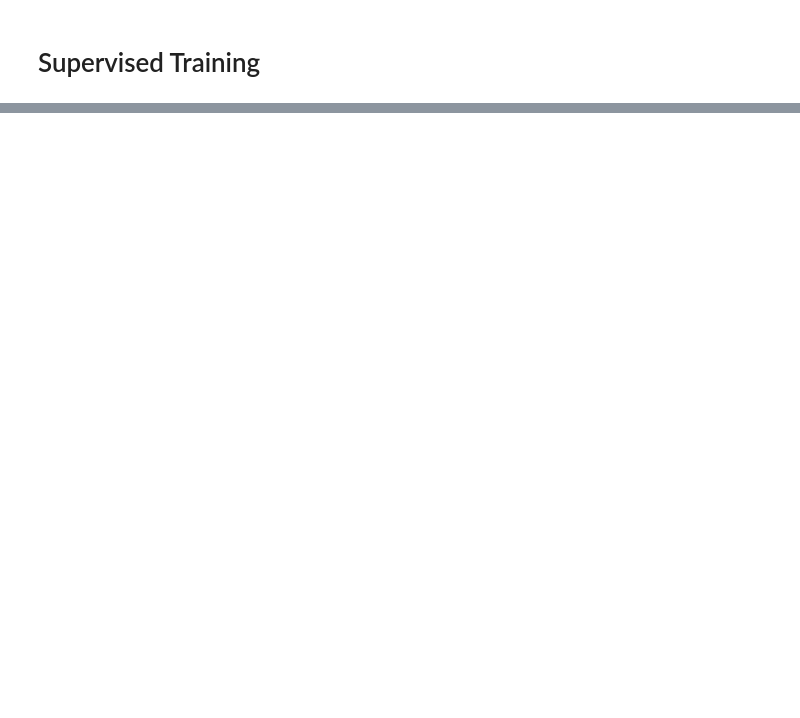
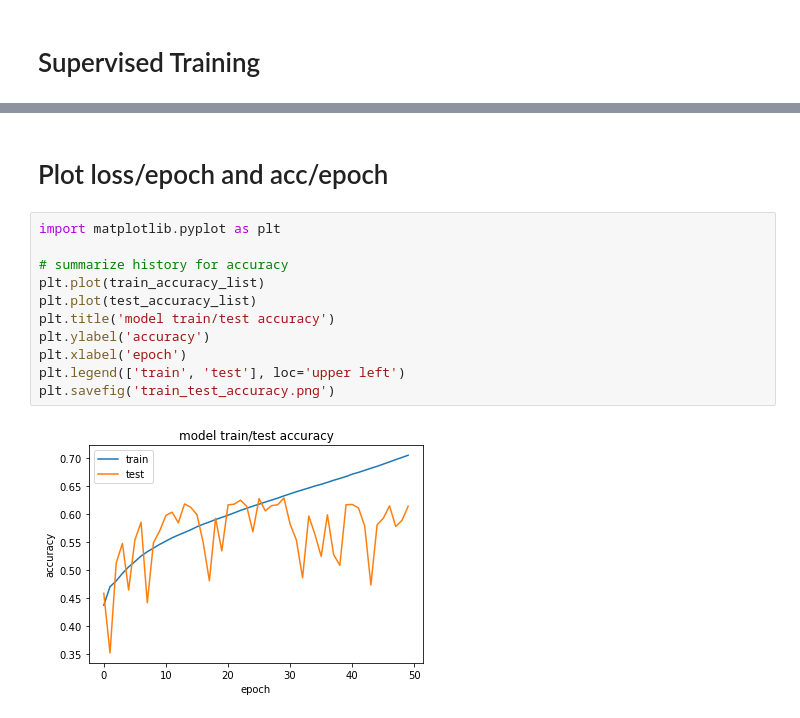
Before and after one commit to phejimlin/Deep-Learning-Course, a Jupyter notebook: Milestone2/milestone2.ipynb, the cells around one changed output, grey strips where cells are left out. Cells and saved outputs as stored; diff of their text form; blank space fills up the shorter version.

```diff
--- a/Milestone2/milestone2.ipynb
+++ b/Milestone2/milestone2.ipynb
@@ -1071,0 +958,15 @@ Evaluation:
+# %% [markdown]
+# Plot loss/epoch and acc/epoch
+# %%
+import matplotlib.pyplot as plt
+
+# summarize history for accuracy
+plt.plot(train_accuracy_list)
+plt.plot(test_accuracy_list)
+plt.title('model train/test accuracy')
+plt.ylabel('accuracy')
+plt.xlabel('epoch')
+plt.legend(['train', 'test'], loc='upper left')
+plt.savefig('train_test_accuracy.png')
+# %% [output]
+[figure, added]
```
Also changed, not shown: parts of 39 cells of this notebook, 1 other file.
